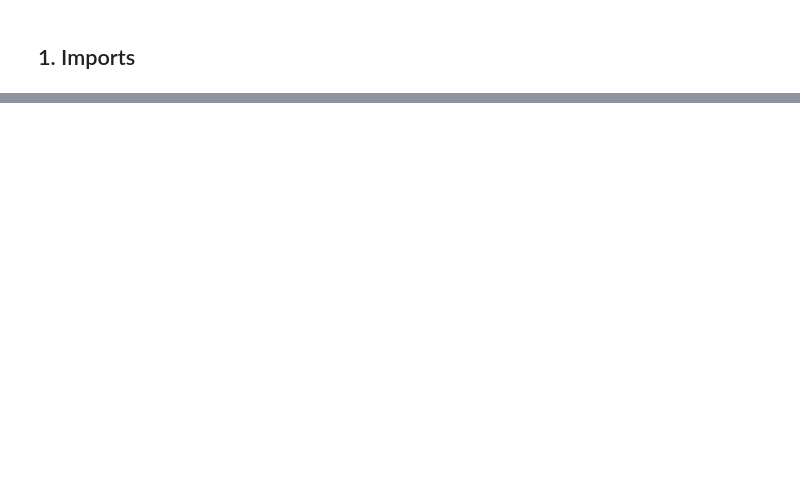
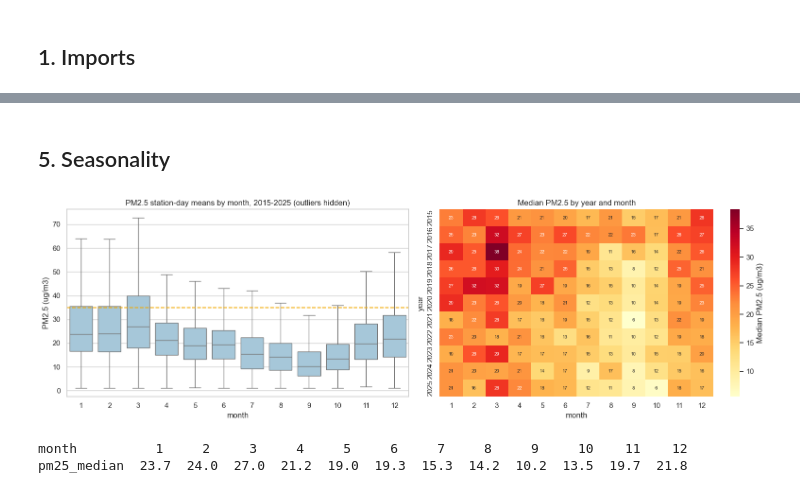
Before and after one commit to moliiner/air_pollution_analysis_seoul, a Jupyter notebook: notebooks/02_eda_temporal.ipynb, the cells around one changed output, grey strips where cells are left out. Saved outputs shown, nothing was run; the diff lists cells and outputs as text; code cells hidden in the pictures; blank space fills up the shorter version.

```diff
--- a/notebooks/02_eda_temporal.ipynb
+++ b/notebooks/02_eda_temporal.ipynb
@@ -85,18 +90,0 @@ annual.round(1)
-# %%
-d["month"] = d["date"].dt.month
-fig, axes = plt.subplots(1, 2, figsize=(15, 5))
-sns.boxplot(data=d, x="month", y="pm25", color="#9ecae1", showfliers=False, ax=axes[0])
-axes[0].axhline(35, color="#f2a900", ls="--")
-axes[0].set_title("PM2.5 station-day means by month (outliers hidden)")
-axes[0].set_ylabel("PM2.5 (ug/m3)")
-monthly_median = d.groupby(["year", "month"])["pm25"].median().unstack(0)
-monthly_median.plot(ax=axes[1], marker="o")
-axes[1].set_title("Monthly median PM2.5 by year")
-axes[1].set_ylabel("PM2.5 (ug/m3)")
-fig.tight_layout()
-fig.savefig(config.FIGURES / "02_seasonality.png", dpi=120)
-plt.show()
-print(d.groupby("month")["pm25"].median().round(1).to_frame("pm25_median").T.to_string())
-valid_2019 = city.loc["2019", "pm25"].notna()
-print("\nValid city days per month in 2019:")
-print(valid_2019.groupby(valid_2019.index.month).sum().to_frame("days").T.to_string())
@@ -211,0 +157,21 @@ print((config.METRICS / "02_key_figures.json").read_text())
+# %% [markdown]
+## 5. Seasonality
+# %%
+fig, axes = plt.subplots(1, 2, figsize=(16, 5))
+sns.boxplot(data=d, x="month", y="pm25", color="#9ecae1", showfliers=False, ax=axes[0])
+axes[0].axhline(35, color="#f2a900", ls="--")
+axes[0].set_title("PM2.5 station-day means by month, 2015-2025 (outliers hidden)")
+axes[0].set_ylabel("PM2.5 (ug/m3)")
+by_year_month = d.groupby(["year", "month"])["pm25"].median().unstack()
+sns.heatmap(by_year_month, cmap="YlOrRd", annot=True, fmt=".0f", annot_kws={"size": 7},
+            cbar_kws={"label": "Median PM2.5 (ug/m3)"}, ax=axes[1])
+axes[1].set_title("Median PM2.5 by year and month")
+fig.tight_layout()
+fig.savefig(config.FIGURES / "02_seasonality.png", dpi=120)
+plt.show()
+month_median = d.groupby("month")["pm25"].median()
+print(month_median.round(1).to_frame("pm25_median").T.to_string())
+# %% [output]
+[figure, added]
+month          1     2     3     4     5     6     7     8     9     10    11    12
+pm25_median  23.7  24.0  27.0  21.2  19.0  19.3  15.3  14.2  10.2  13.5  19.7  21.8
```
Also changed, not shown: parts of 34 cells of this notebook, 38 other files.
